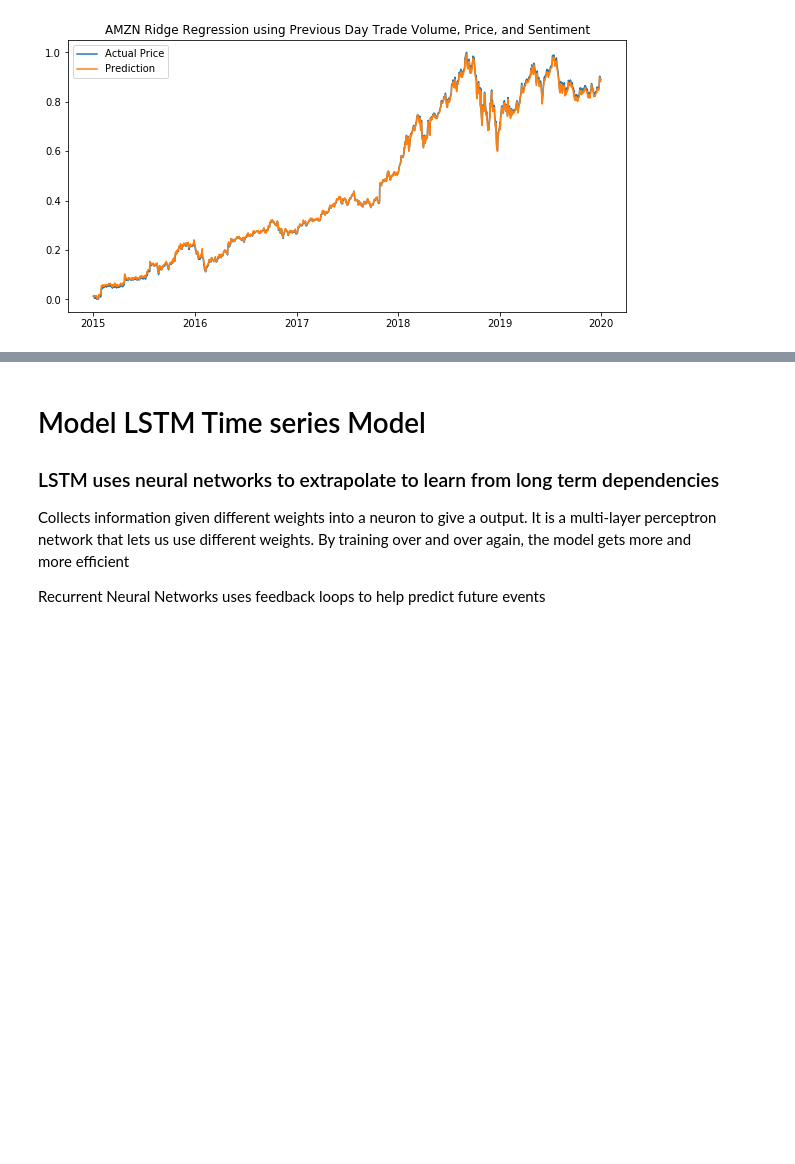
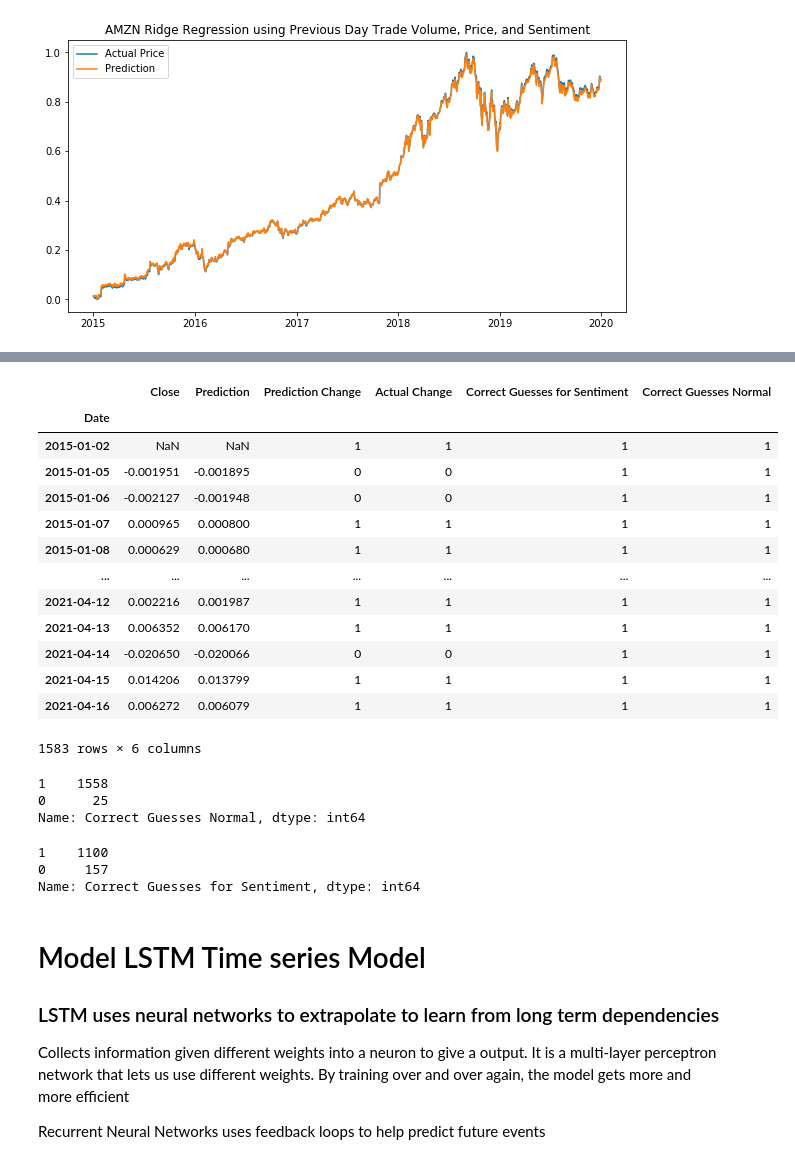
Before and after one commit to abealsileshi/Data-Science-Team-Project, a Jupyter notebook: Stock Market Prediction/StockPredictionRidgeRegressionLSTM.ipynb, the cells around one changed output, grey strips where cells are left out. Cells and saved outputs as stored; diff of their text form; code cells hidden in the pictures; blank space fills up the shorter version.

```diff
--- a/Stock Market Prediction/StockPredictionRidgeRegressionLSTM.ipynb
+++ b/Stock Market Prediction/StockPredictionRidgeRegressionLSTM.ipynb
@@ -495,3 +524,33 @@ plt.show()
+# %%
+binary
+# %% [output]
+|  | Close | Prediction | Prediction Change | Actual Change | Correct Guesses for Sentiment | Correct Guesses Normal |
+| Date |  |  |  |  |  |  |
+| 2015-01-02 | NaN | NaN | 1 | 1 | 1 | 1 |
+| 2015-01-05 | -0.001951 | -0.001895 | 0 | 0 | 1 | 1 |
+| 2015-01-06 | -0.002127 | -0.001948 | 0 | 0 | 1 | 1 |
+| 2015-01-07 | 0.000965 | 0.000800 | 1 | 1 | 1 | 1 |
+| 2015-01-08 | 0.000629 | 0.000680 | 1 | 1 | 1 | 1 |
+| ... | ... | ... | ... | ... | ... | ... |
+| 2021-04-12 | 0.002216 | 0.001987 | 1 | 1 | 1 | 1 |
+| 2021-04-13 | 0.006352 | 0.006170 | 1 | 1 | 1 | 1 |
+| 2021-04-14 | -0.020650 | -0.020066 | 0 | 0 | 1 | 1 |
+| 2021-04-15 | 0.014206 | 0.013799 | 1 | 1 | 1 | 1 |
+| 2021-04-16 | 0.006272 | 0.006079 | 1 | 1 | 1 | 1 |
+1583 rows × 6 columns
+# %%
+
+binary['Correct Guesses Normal'].value_counts()
+# %% [output]
+1    1558
+0      25
+Name: Correct Guesses Normal, dtype: int64
+# %%
+sentbinary['Correct Guesses for Sentiment'].value_counts()
+# %% [output]
+1    1100
+0     157
+Name: Correct Guesses for Sentiment, dtype: int64
 # %% [markdown]
 # Model LSTM Time series Model
 ### LSTM uses neural networks to extrapolate to learn from long term dependencies
```
Also changed, not shown: parts of 17 cells of this notebook.
